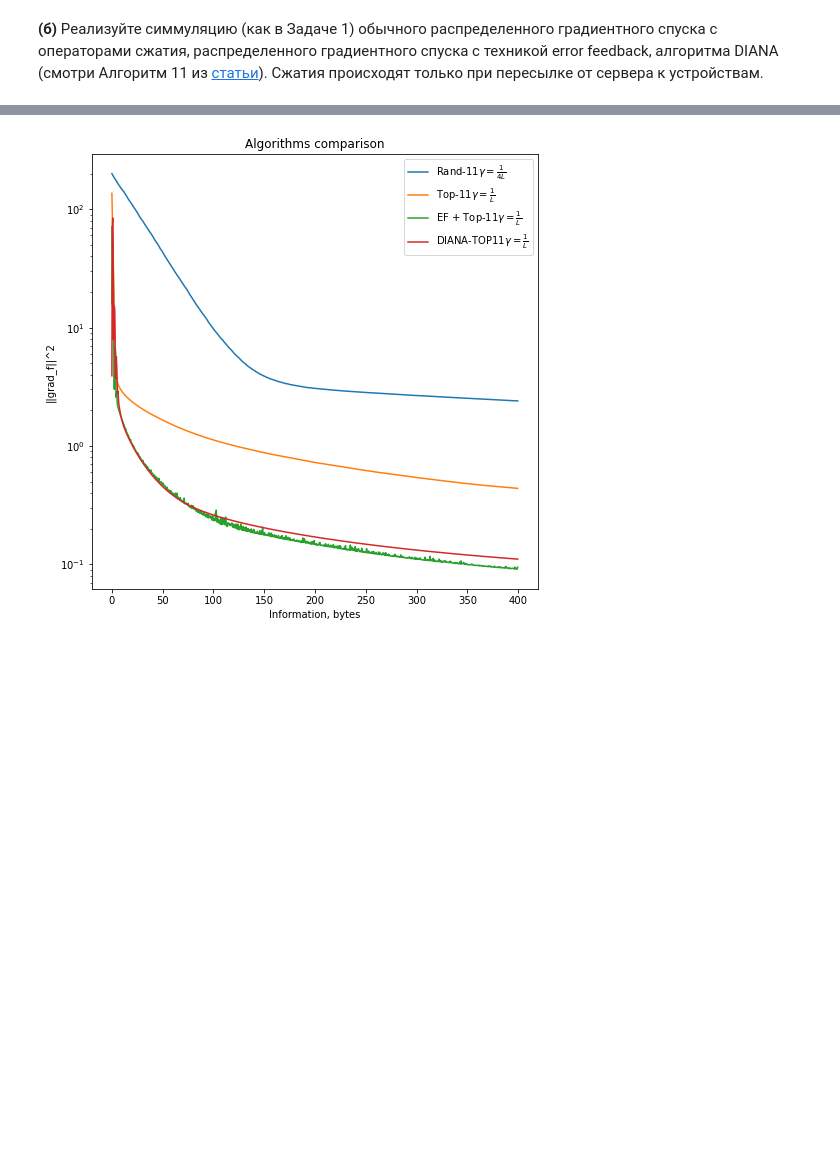
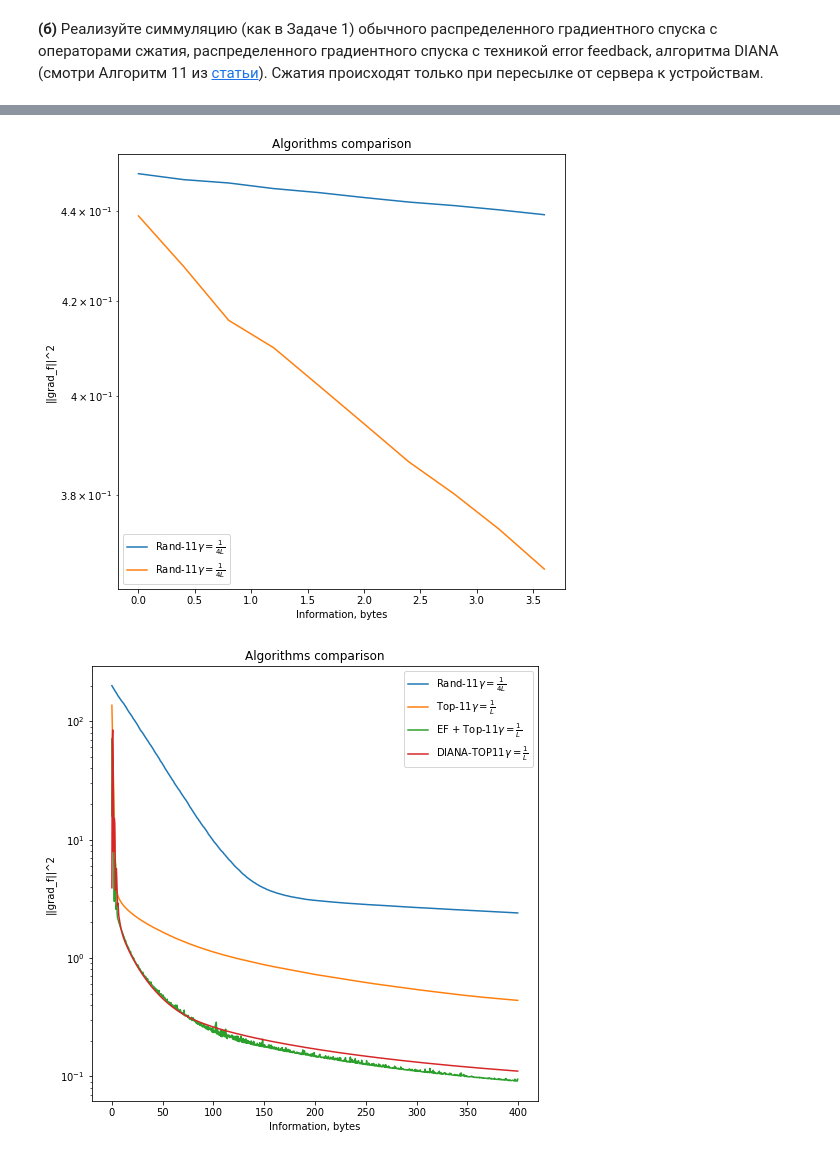
Before and after one commit to k2a07/MIPT-homeworks, a Jupyter notebook: Acharya_Kirill_Optimization_HW_7.ipynb, the cells around one changed output, grey strips where cells are left out. Saved outputs shown, nothing was run; the diff lists cells and outputs as text; code cells hidden in the pictures; blank space fills up the shorter version.

```diff
--- a/Acharya_Kirill_Optimization_HW_7.ipynb
+++ b/Acharya_Kirill_Optimization_HW_7.ipynb
@@ -343,9 +456,9 @@ information = [compression_coeff * FLOAT_BYTES * _ for _ in range(n_iter)]
 rand_k_param = int(args['d'] * compression_coeff)
 
 def rand_k_gd_gamma_best(k, f, grad_f, x_k, x_true, args):
-        return 1/(4 * args['L'])
+        return 10/(4 * args['L'])
 
-rand_k_gd_best = opt.GradientOptimizer(d_f_mushrooms, d_f_mushrooms_grad, x_0, criterium = '||grad_f(x_k)||',
+rand_k_gd_best = opt.GradientOptimizer(d_logloss_mushrooms, d_logloss_grad_mushrooms, x_0, criterium = '||grad_f(x_k)||',
                                 args = args, n_iter = n_iter, gamma_k = rand_k_gd_gamma_best, n_workers = args['n_workers'],
                                 rand_k_activate = True, rand_k_param =  rand_k_param)
 
@@ -353,6 +466,10 @@ points_arr, differences_arr, times_arr = rand_k_gd_best.descent()
 x.append(information)
 y.append(differences_arr)
 labels.append(r"Rand-$%i   \gamma = \frac{1}{4L}$" % rand_k_param)
+# %%
+opt.plot_graphs(x, y, x_label = "Information, bytes", lines_labels = labels, title = "Algorithms comparison", logscale = True, criteria_type = "||grad_f||^2")
+# %% [output]
+[figure, added]
 # %%
 #---TOP K--------------------------------------------------------------------------------------
 top_k_param = int(args['d'] * compression_coeff)
```
Also changed, not shown: parts of 17 cells of this notebook, 1 other file.
